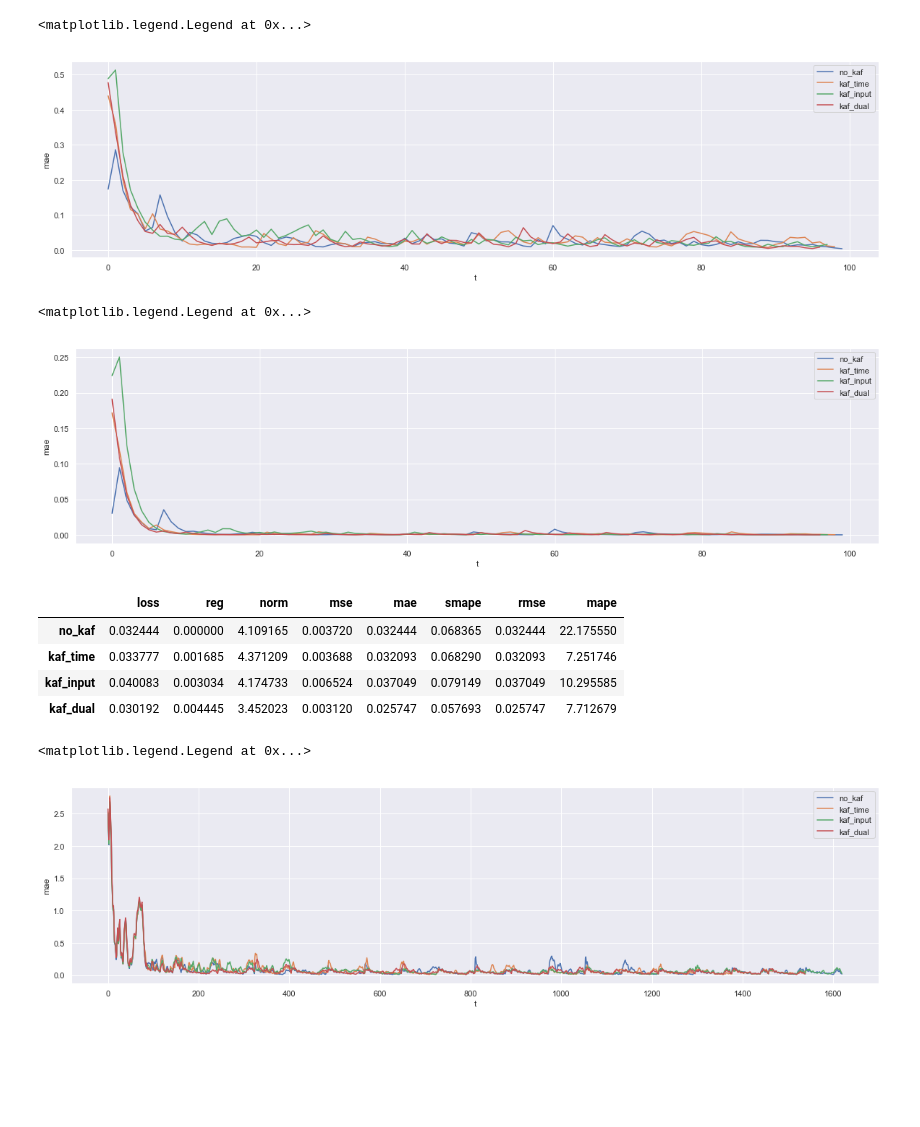
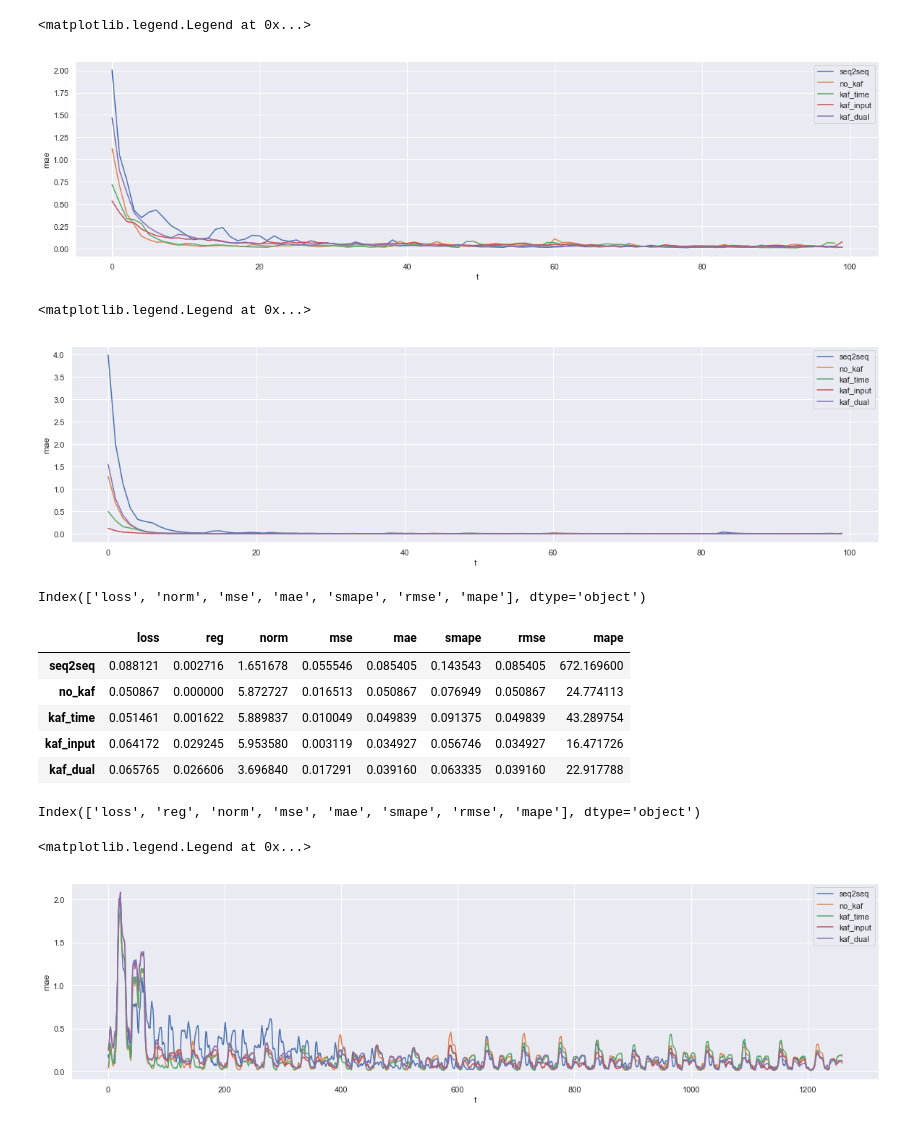
Before and after one commit to d3sm0/ntsa, a Jupyter notebook: nb/exp_22_02/results_btc_1step.ipynb, the cells around one changed output. Drawn from its saved outputs; the diff is of its cells as text; code cells hidden in the pictures; blank space fills up the shorter version.

```diff
--- a/nb/exp_22_02/results_btc_1step.ipynb
+++ b/nb/exp_22_02/results_btc_1step.ipynb
@@ -16,5 +48,6 @@ dataset = 'btc_30m_close.csv'
 # %%
-no_kaf = glob.glob('../../logs/btc_30m_close.csv/darnn_0_0/*/*')[0]
-kaf_time = glob.glob('../../logs/btc_30m_close.csv//darnn_0_1/*/*')[0]
-kaf_input = glob.glob('../../logs/btc_30m_close.csv//darnn_1_0/*/*')[0]
-kaf_dual = glob.glob('../../logs/btc_30m_close.csv//darnn_1_1/*/*')[0]
+no_kaf = glob.glob(f'../../logs/{dataset}/darnn_0_0/*/*')[0]
+kaf_time = glob.glob(f'../../logs/{dataset}/darnn_0_1/*/*')[0]
+kaf_input = glob.glob(f'../../logs/{dataset}/darnn_1_0/*/*')[0]
+kaf_dual = glob.glob(f'../../logs/{dataset}/darnn_1_1/*/*')[0]
+seq2seq = glob.glob(f'../../logs/{dataset}/seq2seq_1_1/*/*')[0]
@@ -23,6 +72,7 @@ df_no_kaf = pd.read_csv(no_kaf + '/train/results.csv')
 df_kaf_time = pd.read_csv(kaf_time + '/train/results.csv')
 df_kaf_input = pd.read_csv(kaf_input + '/train/results.csv')
 df_kaf_dual = pd.read_csv(kaf_dual + '/train/results.csv')
+df_seq2seq = pd.read_csv(seq2seq + '/train/results.csv')
 # %%
 def smooth(x,w=0.5):
     p = x[0]
@@ -33,50 +83,60 @@ def smooth(x,w=0.5):
     return np.array(xs)
 # %%
 fig,ax = plt.subplots(1,1, figsize=(20,5))
+ax.plot(smooth(df_seq2seq.loss.values))
 ax.plot(smooth(df_no_kaf.loss.values))
 ax.plot(smooth(df_kaf_time.loss.values))
 ax.plot(smooth(df_kaf_input.loss.values))
 ax.plot(smooth(df_kaf_dual.loss.values))
 plt.ylabel('mae')
 plt.xlabel('t')
-plt.legend(['no_kaf','kaf_time','kaf_input', 'kaf_dual'])
+plt.legend(['seq2seq','no_kaf','kaf_time','kaf_input', 'kaf_dual'])
 # %% [output]
 <matplotlib.legend.Legend at 0x...>
-[figure, old version]
+[figure, new version]
 # %%
 fig,ax = plt.subplots(1,1, figsize=(20,5))
+ax.plot(smooth(df_seq2seq.mse.values))
 ax.plot(smooth(df_no_kaf.mse.values))
 ax.plot(smooth(df_kaf_time.mse.values))
 ax.plot(smooth(df_kaf_input.mse.values))
 ax.plot(smooth(df_kaf_dual.mse.values))
 plt.ylabel('mae')
 plt.xlabel('t')
-plt.legend(['no_kaf',
-#             'dense',
-#             'seq2seq',
-            'kaf_time','kaf_input', 'kaf_dual'])
+plt.legend(['seq2seq','no_kaf','kaf_time','kaf_input', 'kaf_dual'])
 # %% [output]
 <matplotlib.legend.Legend at 0x...>
-[figure, old version]
+[figure, new version]
 # %%
 df_no_kaf.insert(1, 'reg', value=np.zeros(len(df_no_kaf)))
+# %%
+for k in df_no_kaf.keys():
+# %% [output]
+Index(['loss', 'norm', 'mse', 'mae', 'smape', 'rmse', 'mape'], dtype='object')
 # %%
 # no reg
-rows = ['no_kaf','kaf_time','kaf_input', 'kaf_dual']
+rows = ['seq2seq','no_kaf','kaf_time','kaf_input', 'kaf_dual']
 
-table = pd.concat([df_no_kaf.mean(axis=0),
+table = pd.concat([df_seq2seq.mean(axis=0),
+                   df_no_kaf.mean(axis=0),
                    df_kaf_time.mean(axis=0),
                    df_kaf_input.mean(axis=0),
-                   df_kaf_dual.mean(axis=0)], axis=1)
+                   df_kaf_dual.mean(axis=0),
+                  ], axis=1)
 table.columns = rows
 
 table.T
 # %% [output]
 |  | loss | reg | norm | mse | mae | smape | rmse | mape |
-| no_kaf | 0.032444 | 0.000000 | 4.109165 | 0.003720 | 0.032444 | 0.068365 | 0.032444 | 22.175550 |
-| kaf_time | 0.033777 | 0.001685 | 4.371209 | 0.003688 | 0.032093 | 0.068290 | 0.032093 | 7.251746 |
-| kaf_input | 0.040083 | 0.003034 | 4.174733 | 0.006524 | 0.037049 | 0.079149 | 0.037049 | 10.295585 |
-| kaf_dual | 0.030192 | 0.004445 | 3.452023 | 0.003120 | 0.025747 | 0.057693 | 0.025747 | 7.712679 |
+| seq2seq | 0.088121 | 0.002716 | 1.651678 | 0.055546 | 0.085405 | 0.143543 | 0.085405 | 672.169600 |
+| no_kaf | 0.050867 | 0.000000 | 5.872727 | 0.016513 | 0.050867 | 0.076949 | 0.050867 | 24.774113 |
+| kaf_time | 0.051461 | 0.001622 | 5.889837 | 0.010049 | 0.049839 | 0.091375 | 0.049839 | 43.289754 |
+| kaf_input | 0.064172 | 0.029245 | 5.953580 | 0.003119 | 0.034927 | 0.056746 | 0.034927 | 16.471726 |
+| kaf_dual | 0.065765 | 0.026606 | 3.696840 | 0.017291 | 0.039160 | 0.063335 | 0.039160 | 22.917788 |
+# %%
+table.index
+# %% [output]
+Index(['loss', 'reg', 'norm', 'mse', 'mae', 'smape', 'rmse', 'mape'], dtype='object')
 # %%
 header = table.index.tolist()
 # %%
@@ -88,22 +146,19 @@ df_kaf_time = pd.read_csv(kaf_time + '/test/results.csv', header=None)
 # %%
-#df_no_kaf = pd.read_csv(no_kaf + '/test/results.csv', names=header)
-# df_dense = pd.read_csv(dense + '/test/results.csv', names=header)
-# df_seq2seq = pd.read_csv(seq2seq + '/test/results.csv', names=header)
+df_seq2seq = pd.read_csv(seq2seq+ '/test/results.csv', names=header)
 df_kaf_time = pd.read_csv(kaf_time + '/test/results.csv', names=header)
 df_kaf_input = pd.read_csv(kaf_input + '/test/results.csv', names=header)
 df_kaf_dual = pd.read_csv(kaf_dual+ '/test/results.csv', names=header)
 # %%
 fig,ax = plt.subplots(1,1, figsize=(20,5))
+ax.plot(smooth(df_seq2seq.loss.values))
 ax.plot(smooth(df_no_kaf.loss.values))
-# ax.plot(smooth(df_dense.loss.values))
-# ax.plot(smooth(df_seq2seq.loss.values))
 ax.plot(smooth(df_kaf_time.loss.values))
 ax.plot(smooth(df_kaf_input.loss.values))
 ax.plot(smooth(df_kaf_dual.loss.values))
 plt.ylabel('mae')
 plt.xlabel('t')
-plt.legend(['no_kaf','kaf_time','kaf_input', 'kaf_dual'])
+plt.legend(['seq2seq','no_kaf','kaf_time','kaf_input', 'kaf_dual'])
 # %% [output]
 <matplotlib.legend.Legend at 0x...>
-[figure, old version]
+[figure, new version]
 # %%
```
Also changed, not shown: parts of 14 cells of this notebook, 1 other file.
